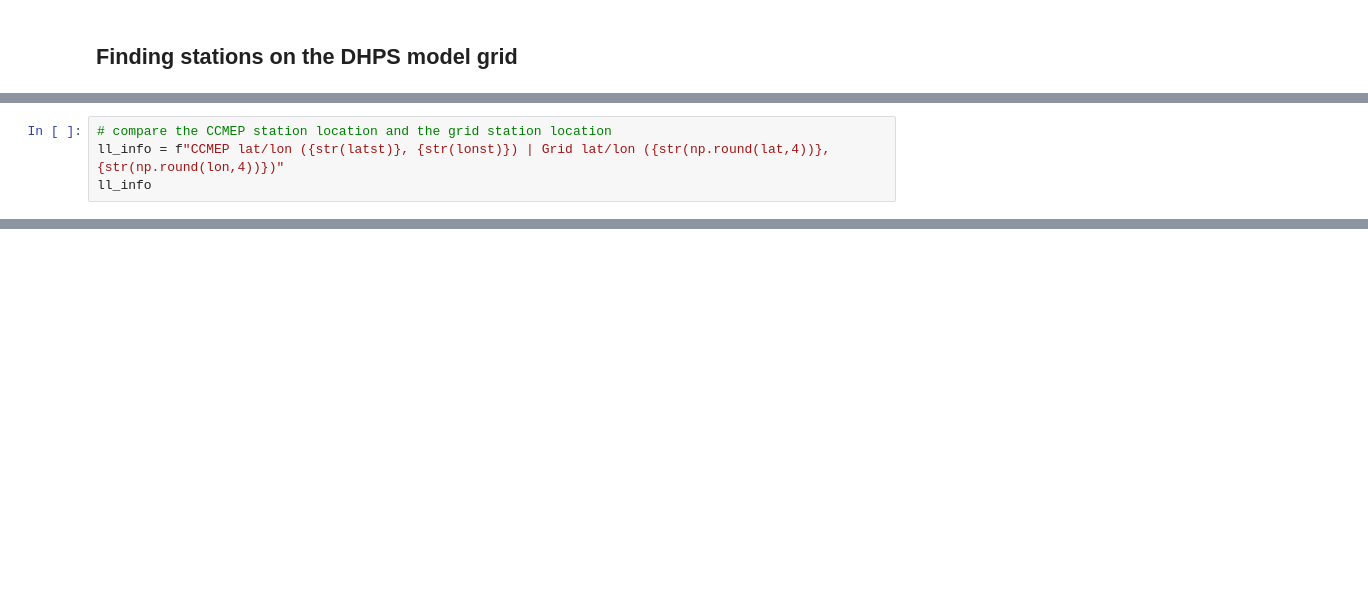
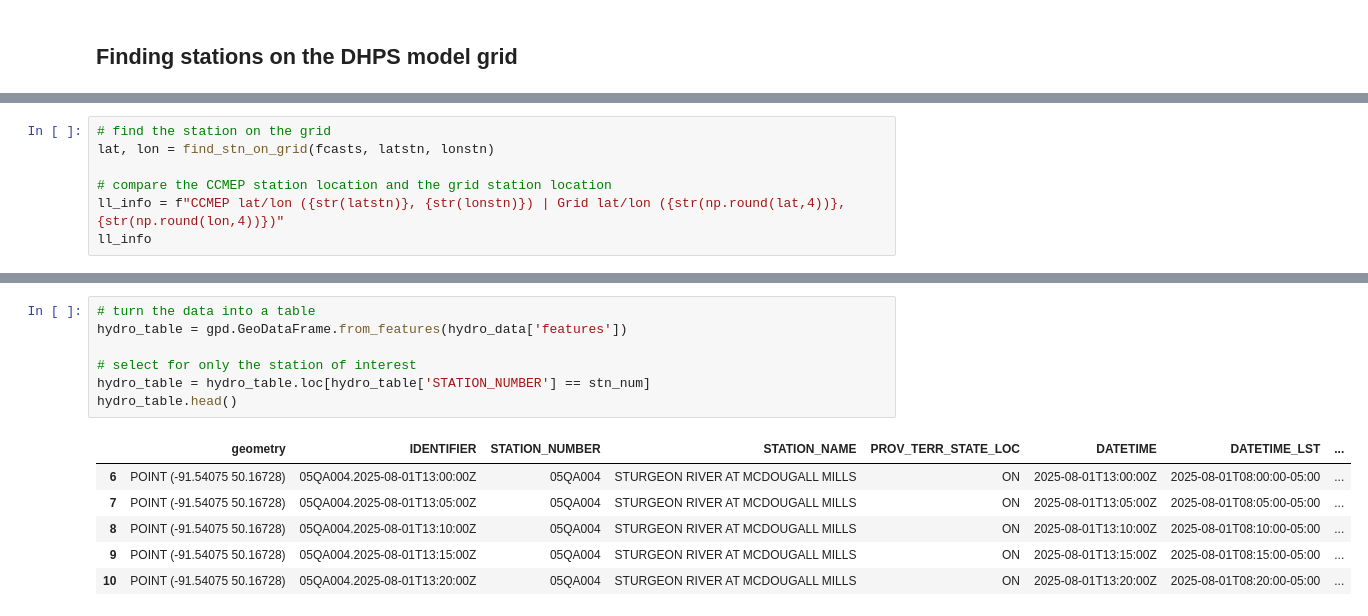
Before and after one commit to NHS-Dev/geomet-nsrps-streamflow-tutorials, a Jupyter notebook: Python/locating-stations-on-grids.ipynb, the cells around one changed output, grey strips where cells are left out. Drawn from its saved outputs; the diff is of its cells as text; blank space fills up the shorter version.

```diff
--- a/Python/locating-stations-on-grids.ipynb
+++ b/Python/locating-stations-on-grids.ipynb
@@ -162,5 +211,8 @@ lat, lon = find_stn_on_grid(latst, lonst)
 # %%
+# find the station on the grid
+lat, lon = find_stn_on_grid(fcasts, latstn, lonstn)
+
 # compare the CCMEP station location and the grid station location
-ll_info = f"CCMEP lat/lon ({str(latst)}, {str(lonst)}) | Grid lat/lon ({str(np.round(lat,4))}, {str(np.round(lon,4))})"
+ll_info = f"CCMEP lat/lon ({str(latstn)}, {str(lonstn)}) | Grid lat/lon ({str(np.round(lat,4))}, {str(np.round(lon,4))})"
 ll_info
 # %% [output]
@@ -175,0 +397,14 @@ station.hvplot(title='Sturgeon River at McDougall Mills | '+ll_info, ylabel='Riv
+# %%
+# turn the data into a table
+hydro_table = gpd.GeoDataFrame.from_features(hydro_data['features'])
+
+# select for only the station of interest
+hydro_table = hydro_table.loc[hydro_table['STATION_NUMBER'] == stn_num]
+hydro_table.head()
+# %% [output]
+|  | geometry | IDENTIFIER | STATION_NUMBER | STATION_NAME | PROV_TERR_STATE_LOC | DATETIME | DATETIME_LST | ... |
+| 6 | POINT (-91.54075 50.16728) | 05QA004.2025-08-01T13:00:00Z | 05QA004 | STURGEON RIVER AT MCDOUGALL MILLS | ON | 2025-08-01T13:00:00Z | 2025-08-01T08:00:00-05:00 | ... |
+| 7 | POINT (-91.54075 50.16728) | 05QA004.2025-08-01T13:05:00Z | 05QA004 | STURGEON RIVER AT MCDOUGALL MILLS | ON | 2025-08-01T13:05:00Z | 2025-08-01T08:05:00-05:00 | ... |
+| 8 | POINT (-91.54075 50.16728) | 05QA004.2025-08-01T13:10:00Z | 05QA004 | STURGEON RIVER AT MCDOUGALL MILLS | ON | 2025-08-01T13:10:00Z | 2025-08-01T08:10:00-05:00 | ... |
+| 9 | POINT (-91.54075 50.16728) | 05QA004.2025-08-01T13:15:00Z | 05QA004 | STURGEON RIVER AT MCDOUGALL MILLS | ON | 2025-08-01T13:15:00Z | 2025-08-01T08:15:00-05:00 | ... |
+| 10 | POINT (-91.54075 50.16728) | 05QA004.2025-08-01T13:20:00Z | 05QA004 | STURGEON RIVER AT MCDOUGALL MILLS | ON | 2025-08-01T13:20:00Z | 2025-08-01T08:20:00-05:00 | ... |
```
Also changed, not shown: parts of 67 cells of this notebook, 1 other file.
